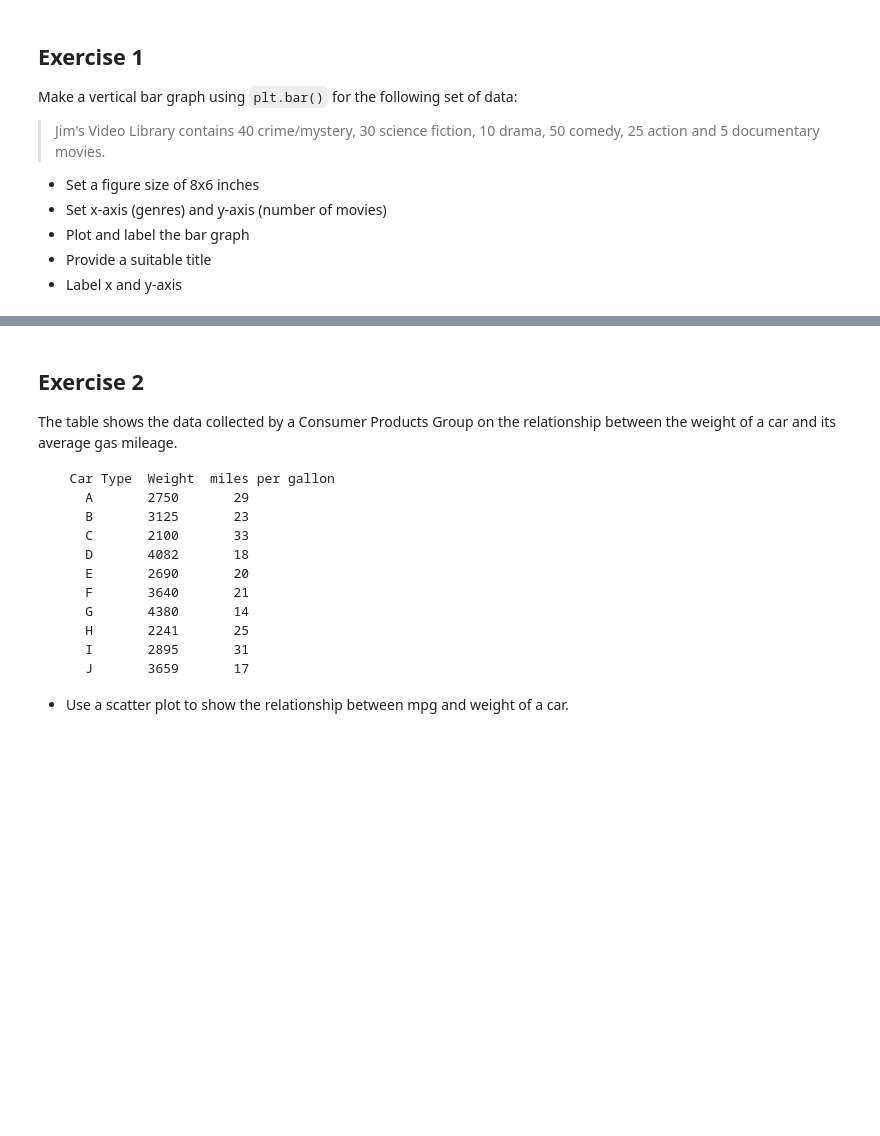
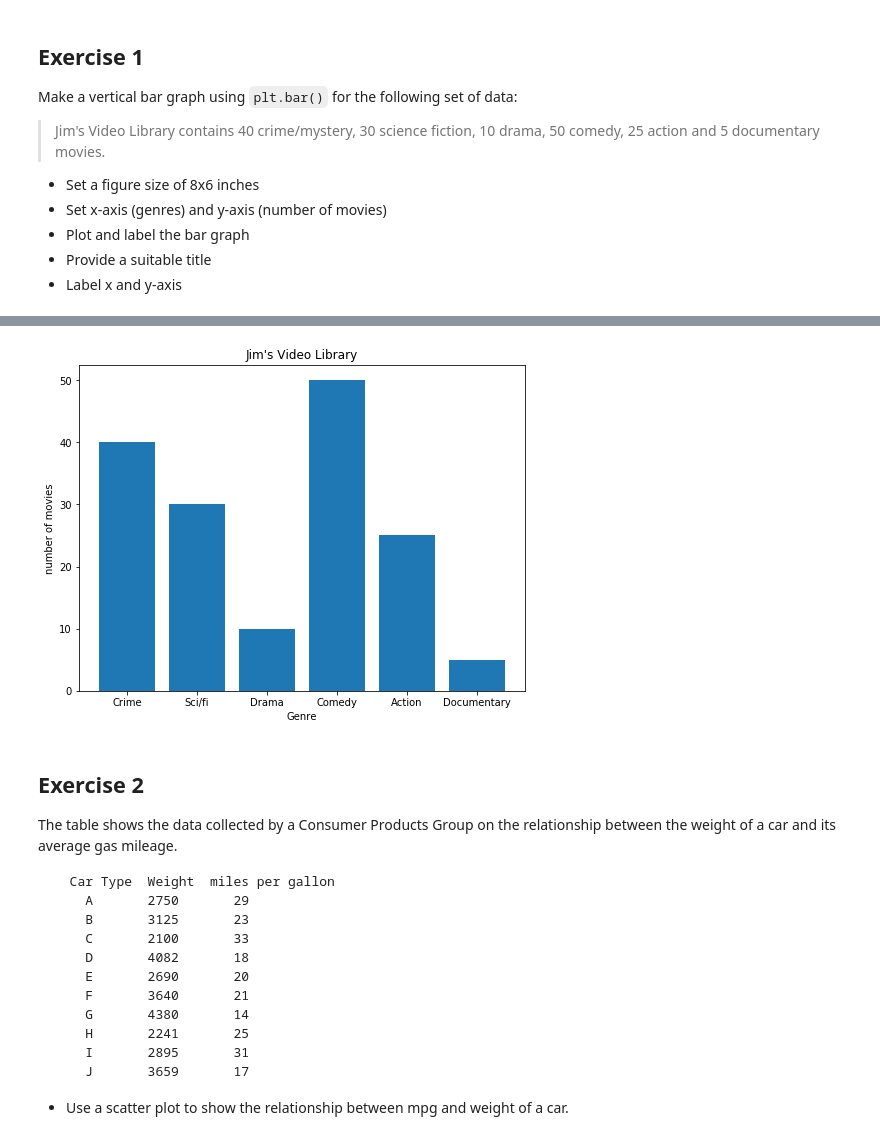
Before and after one commit to nicodonovan/dsc-0-01-22-visualizing-data-lab-online-ds-pt-100118, a Jupyter notebook: index.ipynb, the cells around one changed output, grey strips where cells are left out. Saved outputs shown, nothing was run; the diff lists cells and outputs as text; code cells hidden in the pictures; blank space fills up the shorter version.

```diff
--- a/index.ipynb
+++ b/index.ipynb
@@ -34,8 +34,8 @@ labels = None
 plt.figure(figsize=(8,6))
 plt.bar(x, y)
 
-plt.xlabel(Genre)
-plt.ylabel(number of movies)
+plt.xlabel("Genre")
+plt.ylabel("number of movies")
 
 plt.title("Jim's Video Library")
 
@@ -51,3 +51,4 @@ SyntaxError: invalid syntax (<ipython-input-2-4435c9d6521c>, line 15)
+[figure, added]
 # %% [markdown]
 ## Exercise 2
 
```
Also changed, not shown: parts of 1 cell of this notebook.
